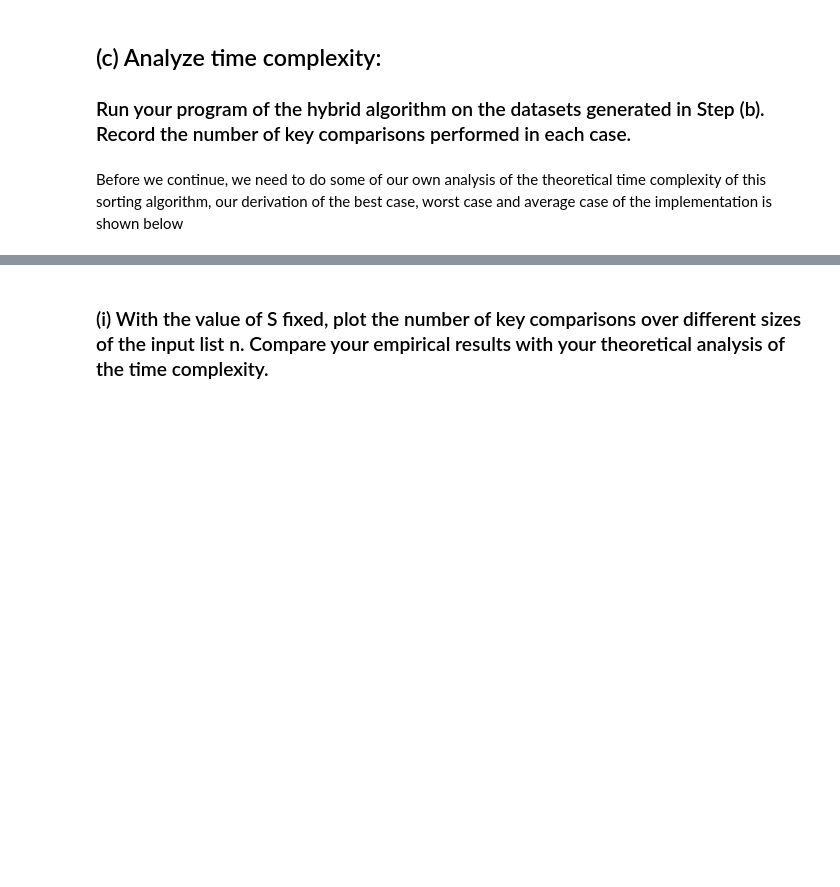
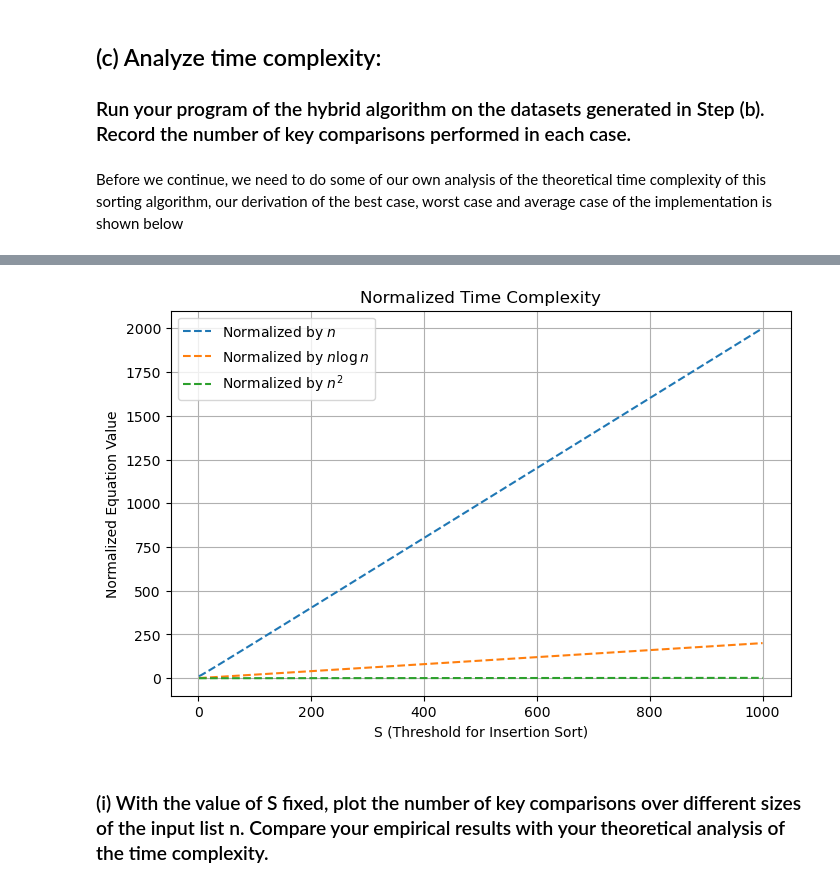
Before and after one commit to xubin0/SC2001-Projects, a Jupyter notebook: Project_1/Python_Implementation_and_Visualisation.ipynb, the cells around one changed output, grey strips where cells are left out. Drawn from its saved outputs; the diff is of its cells as text; code cells hidden in the pictures; blank space fills up the shorter version.

```diff
--- a/Project_1/Python_Implementation_and_Visualisation.ipynb
+++ b/Project_1/Python_Implementation_and_Visualisation.ipynb
@@ -123,3 +188,24 @@ In the average case, we assume that the chances of getting each number in the ar
+# %%
+# Normalize the results
+normalized_n = np.array(y_values) / n  # Normalize by n
+normalized_nlogn = np.array(y_values) / (n * np.log2(n))  # Normalize by n log n
+normalized_n_squared = np.array(y_values) / (n**2)
+
+# Plot normalized results
+plt.figure(figsize=(8, 5))
+plt.plot(S_values, normalized_n, label=r'Normalized by $n$', linestyle='dashed')
+plt.plot(S_values, normalized_nlogn, label=r'Normalized by $n \log n$', linestyle='dashed')
+plt.plot(S_values, normalized_n_squared, label=r'Normalized by $n^2$', linestyle='dashed')
+
+# Labels and title
+plt.xlabel('S (Threshold for Insertion Sort)')
+plt.ylabel('Normalized Equation Value')
+plt.title('Normalized Time Complexity')
+plt.legend()
+plt.grid(True)
+plt.show()
+# %% [output]
+[figure, added]
 # %% [markdown]
 ### (i) With the value of S fixed, plot the number of key comparisons over different sizes of the input list n. Compare your empirical results with your theoretical analysis of the time complexity.
 # %%
```
Also changed, not shown: parts of 26 cells of this notebook.
